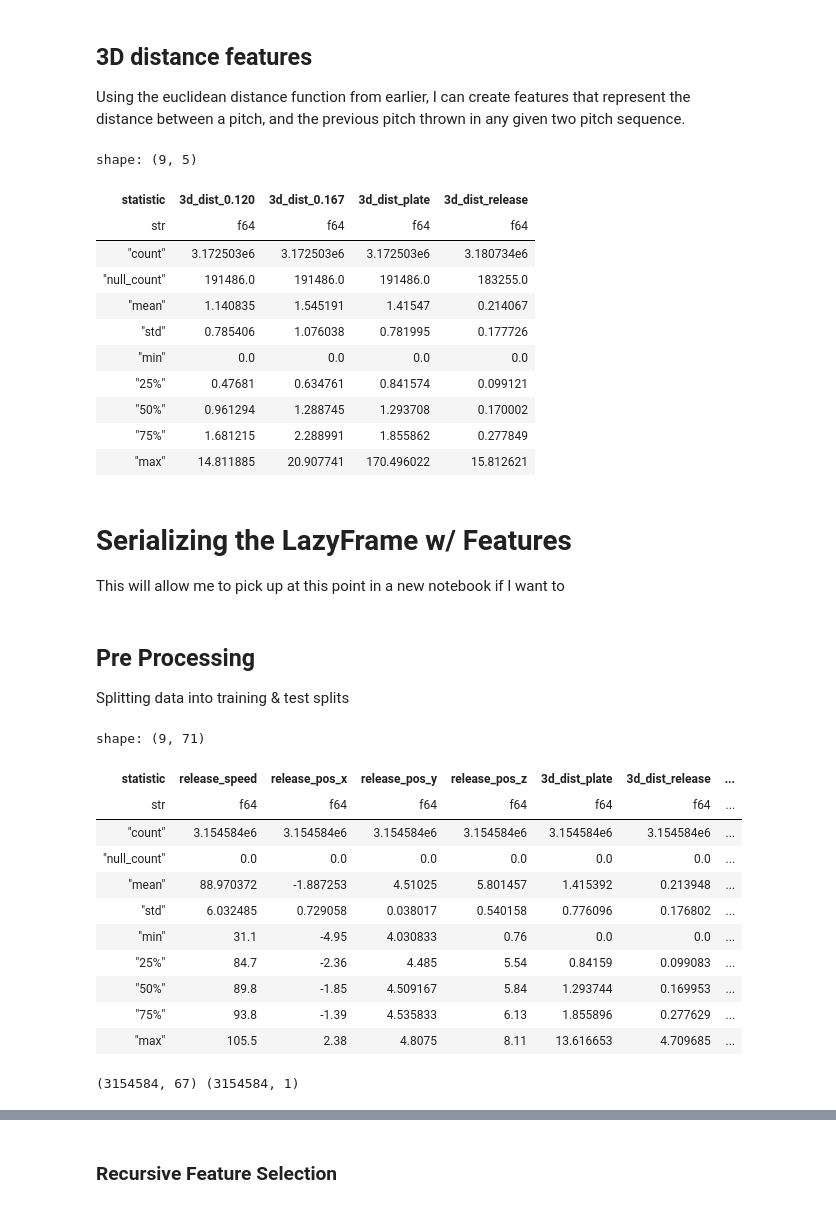
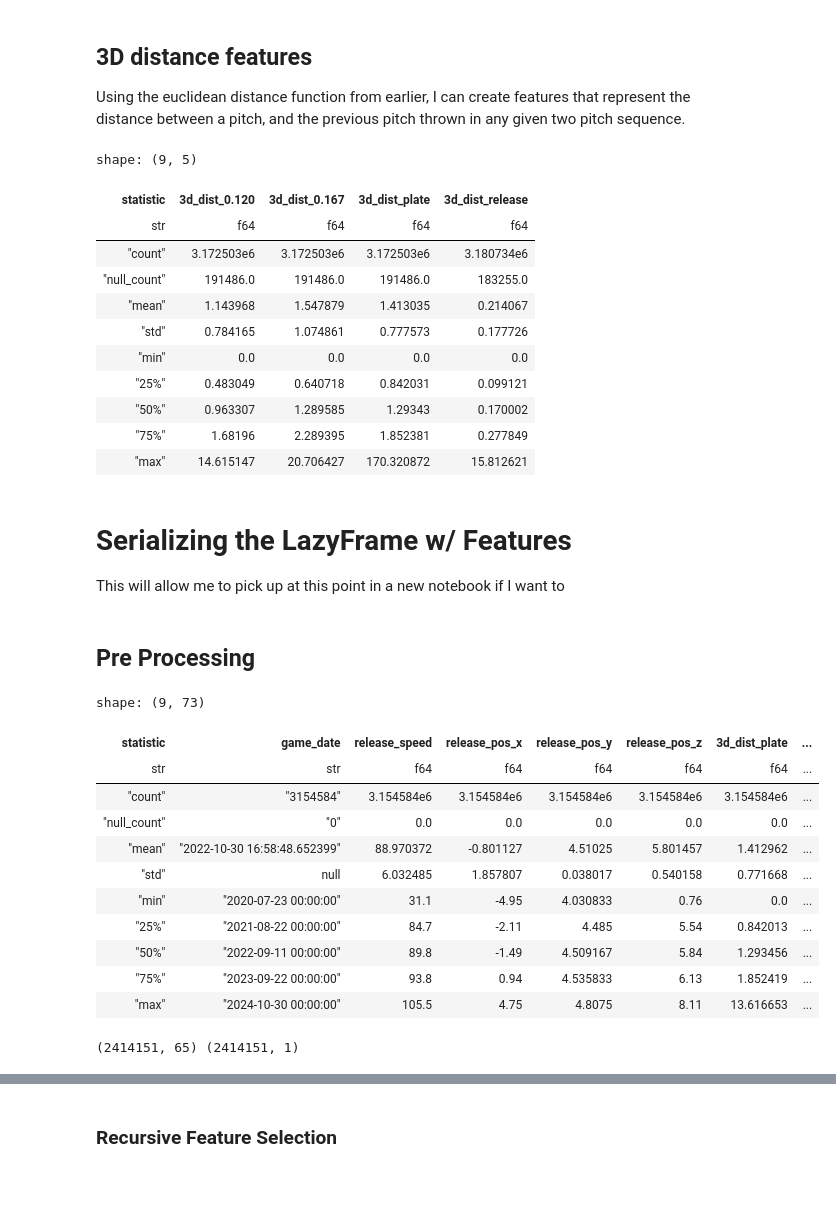
Before and after one commit to Jensen-holm/Sequence-Plus, a Jupyter notebook: notebooks/sequence+v1.0.0.ipynb, the cells around one changed output, grey strips where cells are left out. Drawn from its saved outputs; the diff is of its cells as text; code cells hidden in the pictures.

Commit message:
sequence1.0 built out with feature selection

```diff
--- a/notebooks/sequence+v1.0.0.ipynb
+++ b/notebooks/sequence+v1.0.0.ipynb
@@ -280,7 +264,7 @@ def estimate_time_to_50ft(lf: pl.LazyFrame) -> pl.LazyFrame:
         / ((pl.col("release_speed") * (5280/3600) * 1.05))).alias("t50")
     )
 
-time_to_50ft_lf = (mirrored_pitches_lf
+time_to_50ft_lf = (pitches_xRV_lf
                    .pipe(convert_release_y_to_ft)
                    .pipe(estimate_time_to_50ft))
 
@@ -691,13 +675,13 @@ shape: (9, 5)
 | str | f64 | f64 | f64 | f64 |
 | "count" | 3.172503e6 | 3.172503e6 | 3.172503e6 | 3.180734e6 |
 | "null_count" | 191486.0 | 191486.0 | 191486.0 | 183255.0 |
-| "mean" | 1.140835 | 1.545191 | 1.41547 | 0.214067 |
-| "std" | 0.785406 | 1.076038 | 0.781995 | 0.177726 |
+| "mean" | 1.143968 | 1.547879 | 1.413035 | 0.214067 |
+| "std" | 0.784165 | 1.074861 | 0.777573 | 0.177726 |
 | "min" | 0.0 | 0.0 | 0.0 | 0.0 |
-| "25%" | 0.47681 | 0.634761 | 0.841574 | 0.099121 |
-| "50%" | 0.961294 | 1.288745 | 1.293708 | 0.170002 |
-| "75%" | 1.681215 | 2.288991 | 1.855862 | 0.277849 |
-| "max" | 14.811885 | 20.907741 | 170.496022 | 15.812621 |
+| "25%" | 0.483049 | 0.640718 | 0.842031 | 0.099121 |
+| "50%" | 0.963307 | 1.289585 | 1.29343 | 0.170002 |
+| "75%" | 1.68196 | 2.289395 | 1.852381 | 0.277849 |
+| "max" | 14.615147 | 20.706427 | 170.320872 | 15.812621 |
 # %% [markdown]
 # Serializing the LazyFrame w/ Features
 
@@ -712,54 +696,55 @@ ball_pos_lf.serialize(
 )
 # %% [markdown]
 ## Pre Processing
-
-Splitting data into training & test splits
 # %%
 features = [
     "release_speed", "release_pos_x", "release_pos_y", "release_pos_z",
     "3d_dist_plate", "3d_dist_release", "3d_dist_0.120", "3d_dist_0.167",
     "ax", "ay", "az", "vx0", "vy0", "vz0", "x50", "y50", "z50", "plate_x",
     "plate_z", "x_plate", "y_plate", "z_plate", "x_0.120", "y_0.120", "z_0.120",
-    "x_0.167", "y_0.167", "z_0.167", "pitch_type", "zone",
+    "x_0.167", "y_0.167", "z_0.167", "pitch_type", "zone", "delta_run_exp",
 ] + prev_features + diff_features
 
 RESPONSE = "seq_delta_run_exp"
 
-two_seqs_lf = (sequence_dist_pitches_lf
+two_seqs_df = (sequence_dist_pitches_lf
                .with_columns((pl.col("delta_run_exp")
                               + pl.col("prev_delta_run_exp"))
                               .alias(RESPONSE))
-               .select(*features, RESPONSE)
-               .drop_nulls())
-            # no longer doing one hot encoding (dummy vars) b/c LightGBM handles that for us
-            #    .to_dummies([
-            #        "pitch_type",
-            #        "prev_pitch_type",
-            #    ]))
+               .select("game_date", *features, RESPONSE)
+               .drop_nulls()
+               .collect())
 
-two_seqs_lf.describe()
+train_df = two_seqs_df.filter(pl.col("game_date").dt.year().is_between(2020, 2023))
+test_df = two_seqs_df.filter(pl.col("game_date").dt.year() == 2024)
+
+two_seqs_df.describe()
 # %% [output]
-shape: (9, 71)
+shape: (9, 73)
-| statistic | release_speed | release_pos_x | release_pos_y | release_pos_z | 3d_dist_plate | 3d_dist_release | ... |
-| str | f64 | f64 | f64 | f64 | f64 | f64 | ... |
-| "count" | 3.154584e6 | 3.154584e6 | 3.154584e6 | 3.154584e6 | 3.154584e6 | 3.154584e6 | ... |
-| "null_count" | 0.0 | 0.0 | 0.0 | 0.0 | 0.0 | 0.0 | ... |
-| "mean" | 88.970372 | -1.887253 | 4.51025 | 5.801457 | 1.415392 | 0.213948 | ... |
-| "std" | 6.032485 | 0.729058 | 0.038017 | 0.540158 | 0.776096 | 0.176802 | ... |
-| "min" | 31.1 | -4.95 | 4.030833 | 0.76 | 0.0 | 0.0 | ... |
-| "25%" | 84.7 | -2.36 | 4.485 | 5.54 | 0.84159 | 0.099083 | ... |
-| "50%" | 89.8 | -1.85 | 4.509167 | 5.84 | 1.293744 | 0.169953 | ... |
-| "75%" | 93.8 | -1.39 | 4.535833 | 6.13 | 1.855896 | 0.277629 | ... |
-| "max" | 105.5 | 2.38 | 4.8075 | 8.11 | 13.616653 | 4.709685 | ... |
+| statistic | game_date | release_speed | release_pos_x | release_pos_y | release_pos_z | 3d_dist_plate | ... |
+| str | str | f64 | f64 | f64 | f64 | f64 | ... |
+| "count" | "3154584" | 3.154584e6 | 3.154584e6 | 3.154584e6 | 3.154584e6 | 3.154584e6 | ... |
+| "null_count" | "0" | 0.0 | 0.0 | 0.0 | 0.0 | 0.0 | ... |
+| "mean" | "2022-10-30 16:58:48.652399" | 88.970372 | -0.801127 | 4.51025 | 5.801457 | 1.412962 | ... |
+| "std" | null | 6.032485 | 1.857807 | 0.038017 | 0.540158 | 0.771668 | ... |
+| "min" | "2020-07-23 00:00:00" | 31.1 | -4.95 | 4.030833 | 0.76 | 0.0 | ... |
+| "25%" | "2021-08-22 00:00:00" | 84.7 | -2.11 | 4.485 | 5.54 | 0.842013 | ... |
+| "50%" | "2022-09-11 00:00:00" | 89.8 | -1.49 | 4.509167 | 5.84 | 1.293456 | ... |
+| "75%" | "2023-09-22 00:00:00" | 93.8 | 0.94 | 4.535833 | 6.13 | 1.852419 | ... |
+| "max" | "2024-10-30 00:00:00" | 105.5 | 4.75 | 4.8075 | 8.11 | 13.616653 | ... |
 # %%
-X = two_seqs_lf.select(pl.exclude(
+X = train_df.select(pl.exclude(
     RESPONSE,
     "prev_delta_run_exp",
     "delta_run_exp_diff",
-)).collect()
+    "pitch_type",
+    "prev_pitch_type",
+    "delta_run_exp",
+    "game_date"
+))
 
-y = two_seqs_lf.select(RESPONSE).collect()
+y = train_df.select(RESPONSE)
 
 print(X.shape, y.shape)
 # %% [output]
-(3154584, 67) (3154584, 1)
+(2414151, 65) (2414151, 1)
```
Also changed, not shown: parts of 27 cells of this notebook, 7 other files.
